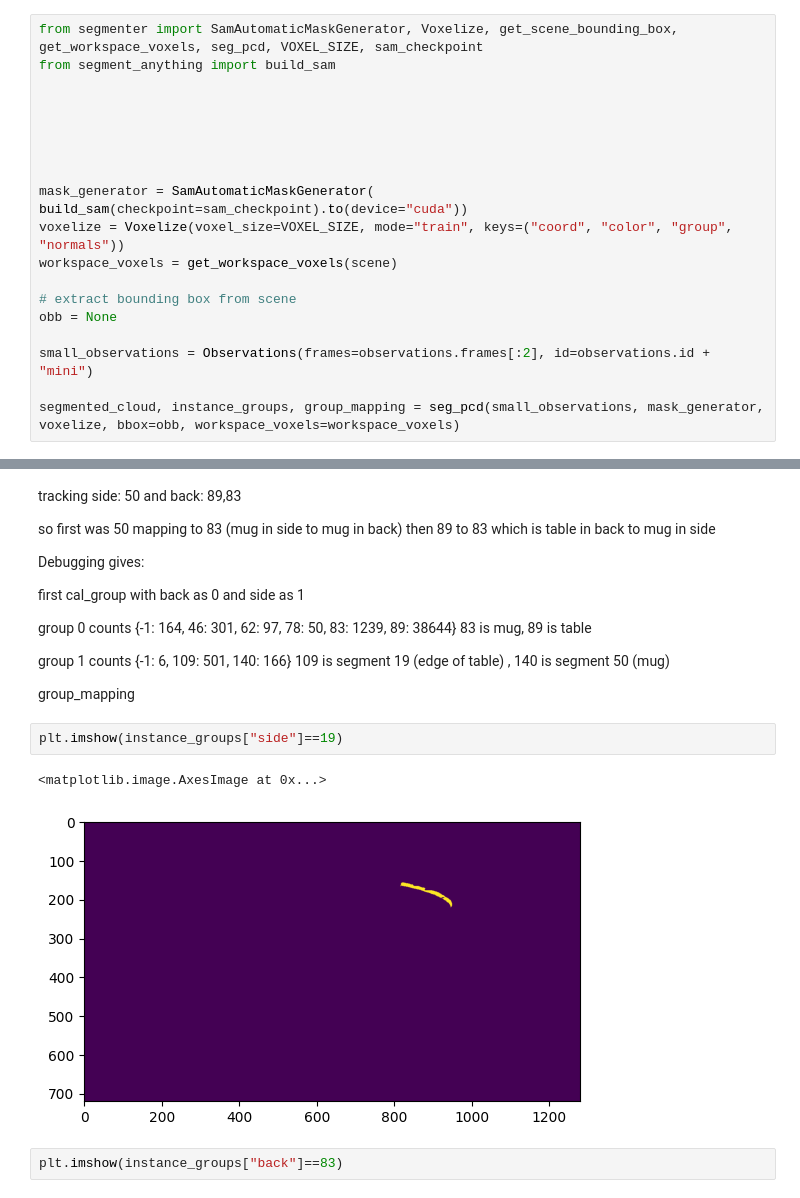
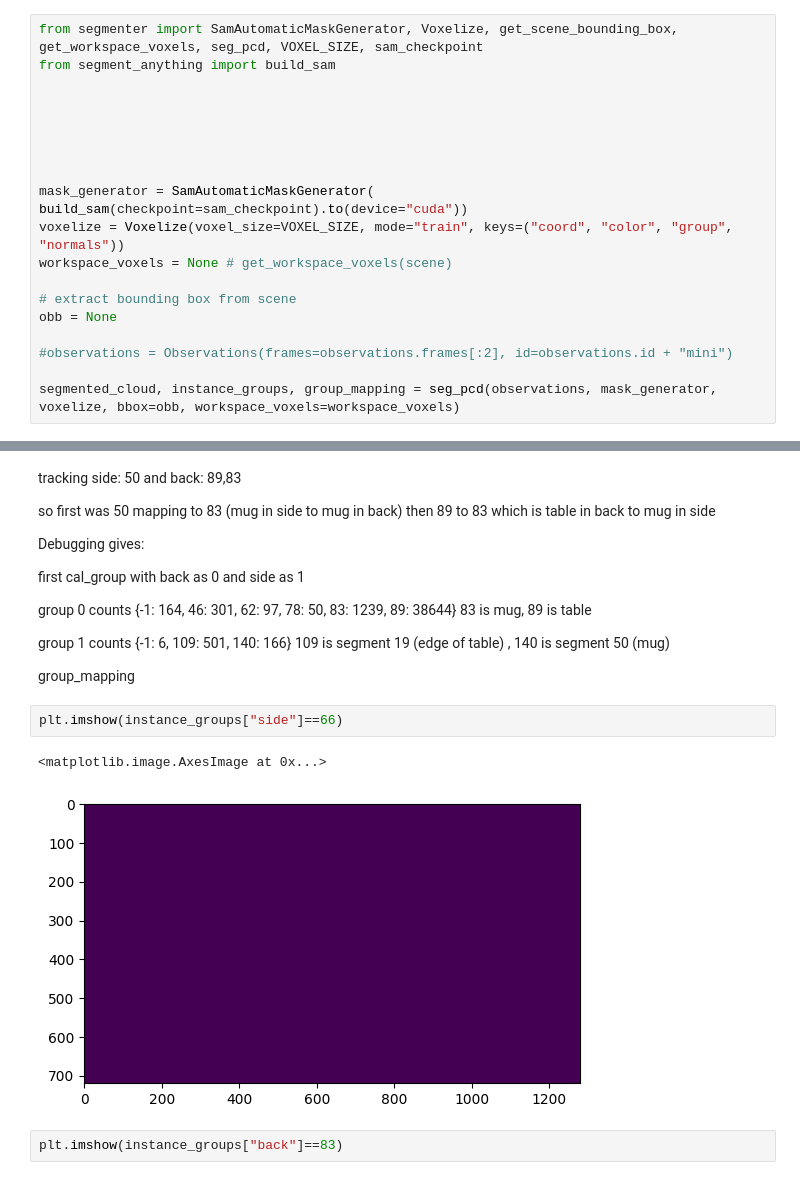
Before and after one commit to DaveLearn/SegmentAnything3D, a Jupyter notebook: test.ipynb, the cells around one changed output, grey strips where cells are left out. Cells and saved outputs as stored; diff of their text form.

```diff
--- a/test.ipynb
+++ b/test.ipynb
@@ -72,12 +43,12 @@ from segment_anything import build_sam
 
 mask_generator = SamAutomaticMaskGenerator( build_sam(checkpoint=sam_checkpoint).to(device="cuda"))
 voxelize = Voxelize(voxel_size=VOXEL_SIZE, mode="train", keys=("coord", "color", "group", "normals"))
-workspace_voxels = get_workspace_voxels(scene)
+workspace_voxels = None # get_workspace_voxels(scene)
 
 # extract bounding box from scene
 obb = None
 
-small_observations = Observations(frames=observations.frames[:2], id=observations.id + "mini")
+#observations = Observations(frames=observations.frames[:2], id=observations.id + "mini")
 
-segmented_cloud, instance_groups, group_mapping = seg_pcd(small_observations, mask_generator, voxelize, bbox=obb, workspace_voxels=workspace_voxels)
+segmented_cloud, instance_groups, group_mapping = seg_pcd(observations, mask_generator, voxelize, bbox=obb, workspace_voxels=workspace_voxels)
 # %% [output]
@@ -121,10 +93,10 @@ group 1 counts
 
 group_mapping
 # %%
-plt.imshow(instance_groups["side"]==19)
+plt.imshow(instance_groups["side"]==66)
 # %% [output]
 <matplotlib.image.AxesImage at 0x...>
-[figure, old version]
+[figure, new version]
 # %%
 plt.imshow(instance_groups["back"]==83)
 # %% [output]
```
Also changed, not shown: parts of 10 cells of this notebook, 1 other file.
